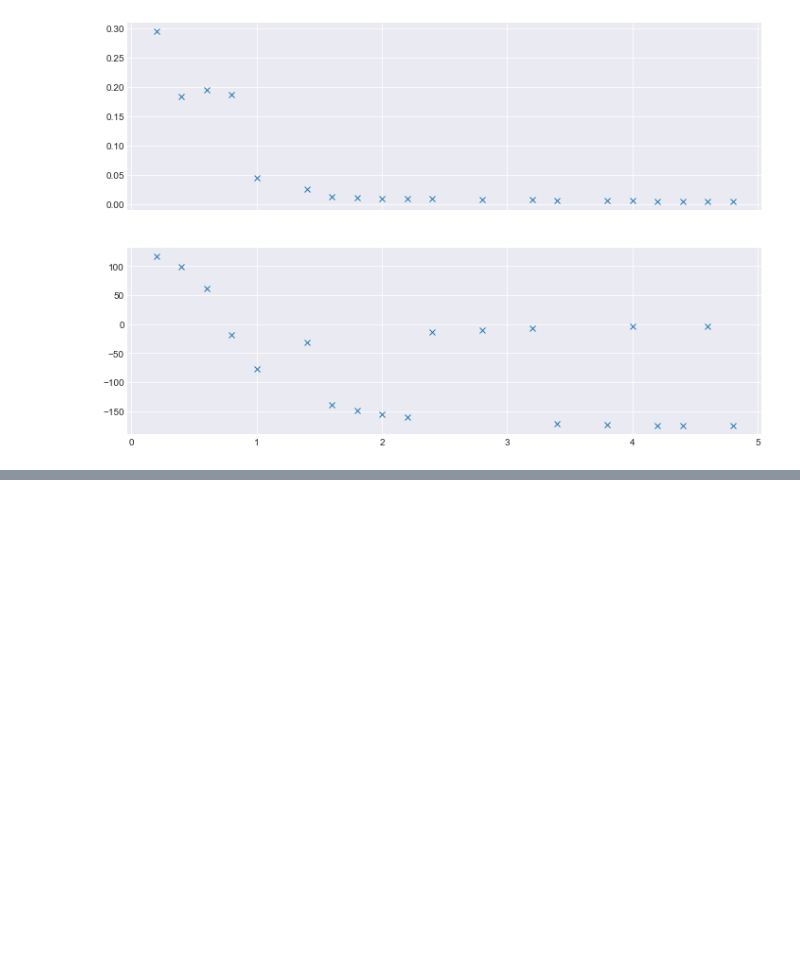
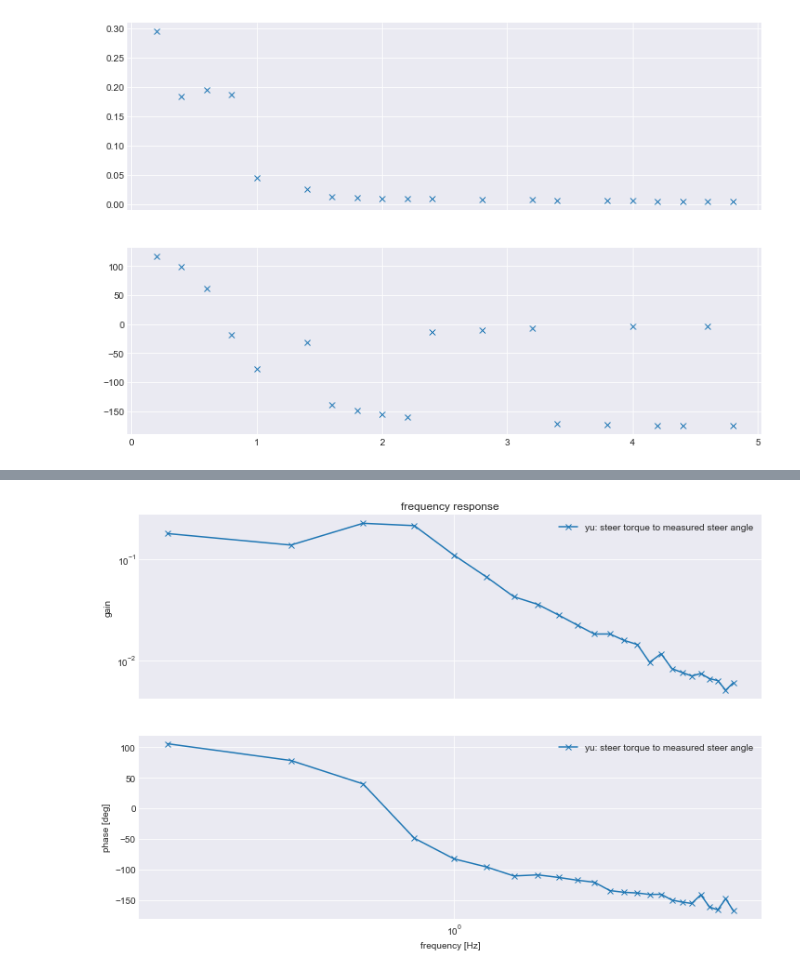
Before and after one commit to oliverlee/phobos, a Jupyter notebook: scripts/controller_frequency_response.ipynb, the cells around one changed output, grey strips where cells are left out. Cells and saved outputs as stored; diff of their text form; code cells hidden in the pictures; blank space fills up the shorter version.

```diff
--- a/scripts/controller_frequency_response.ipynb
+++ b/scripts/controller_frequency_response.ipynb
@@ -138,0 +155,72 @@ def plot_response(log):
+# %%
+# get last 10 seconds of record
+log.t[-1]
+dt = np.diff(log.t).mean()
+n = int(10/dt)
+index = slice(-n, None)
+
+t = log.t[index]
+u = log.records.input[index, 1] # steer torque
+r = log.states[index, 1] # reference steer angle
+y = log.measured_steer_angle[index]
+
+U = np.fft.fft(scipy.signal.detrend(u))
+R = np.fft.fft(scipy.signal.detrend(r))
+Y = np.fft.fft(scipy.signal.detrend(y))
+
+Suu = U*np.conj(U)
+Srr = R*np.conj(R)
+Syy = Y*np.conj(Y)
+
+Syu = Y*np.conj(U)
+Sru = R*np.conj(U)
+Sry = R*np.conj(Y)
+
+H = Syu/Suu;
+G = Sru/Suu;
+F = Sry/Srr;
+
+# C = np.power(np.abs(Syu), 2)/(Suu * Syy) # coherence
+
+freq = np.fft.fftfreq(t.shape[-1], t[1] - t[0])
+for i, f in enumerate(freq):
+    if f in u_freq:
+        print(i)
+index = [i for i, f in enumerate(np.around(freq, 1))
+         if f in np.around(u_freq, 1)]
+
+plt.close('all')
+plot_all = False
+
+fig, ax = plt.subplots(2, 1, sharex=True)
+ax[0].loglog(freq[index], np.abs(H[index]),
+             marker='x',
+             label='yu: steer torque to measured steer angle')
+if plot_all:
+    ax[0].loglog(freq[index], np.abs(G[index]),
+                 marker='x',
+                 label='ru: steer torque to reference steer angle')
+    ax[0].loglog(freq[index], np.abs(F[index]),
+                 marker='x',
+                 label='yr: reference to measured steer angle')
+ax[0].legend()
+ax[0].set_ylabel('gain')
+
+ax[1].semilogx(freq[index], np.angle(H[index], deg=True),
+               marker='x',
+               label='yu: steer torque to measured steer angle')
+if plot_all:
+    ax[1].semilogx(freq[index], np.angle(G[index], deg=True),
+                   marker='x',
+                   label='ru: steer torque to reference steer angle')
+    ax[1].semilogx(freq[index], np.angle(F[index], deg=True),
+                   marker='x',
+                   label='yr: reference to measured steer angle')
+ax[1].legend()
+ax[1].set_ylabel('phase [deg]')
+
+ax[1].set_xlabel('frequency [Hz]')
+ax[0].set_title('frequency response')
+plt.show()
+# %% [output]
+[figure, added]
```
Also changed, not shown: parts of 2 cells of this notebook.
